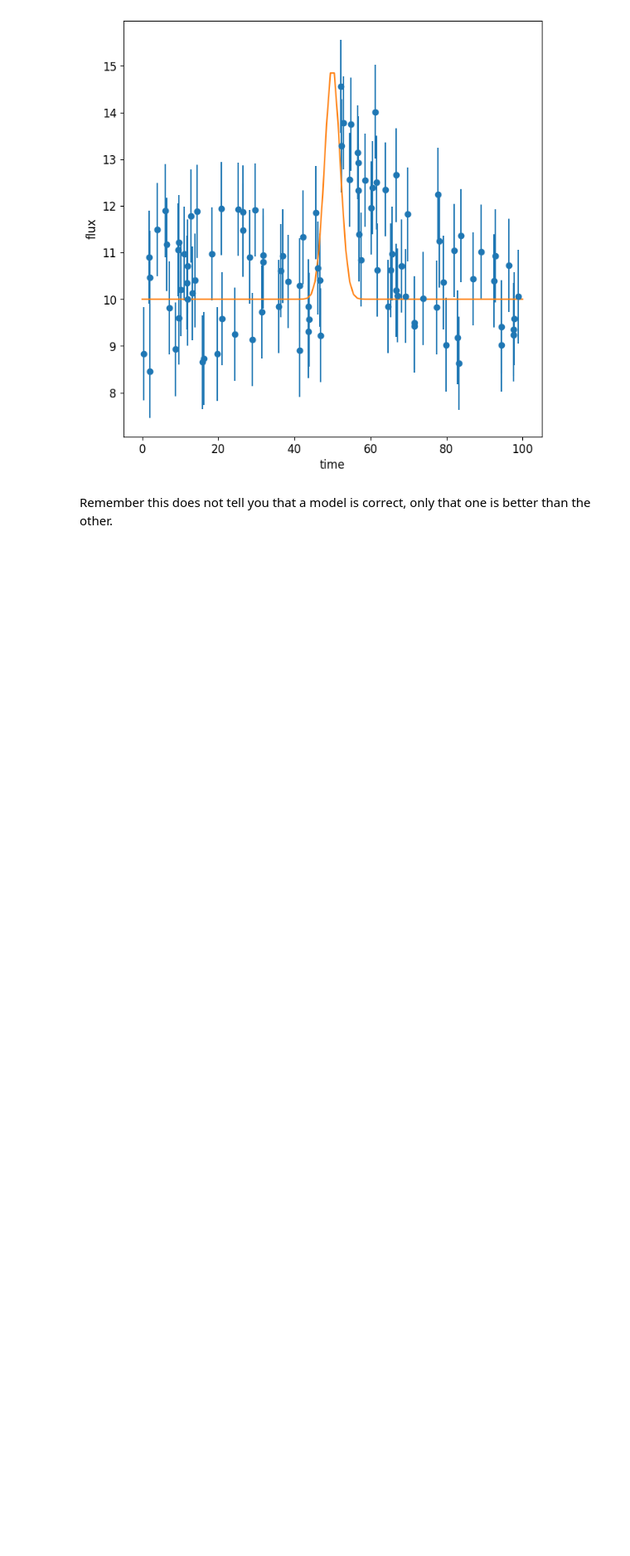
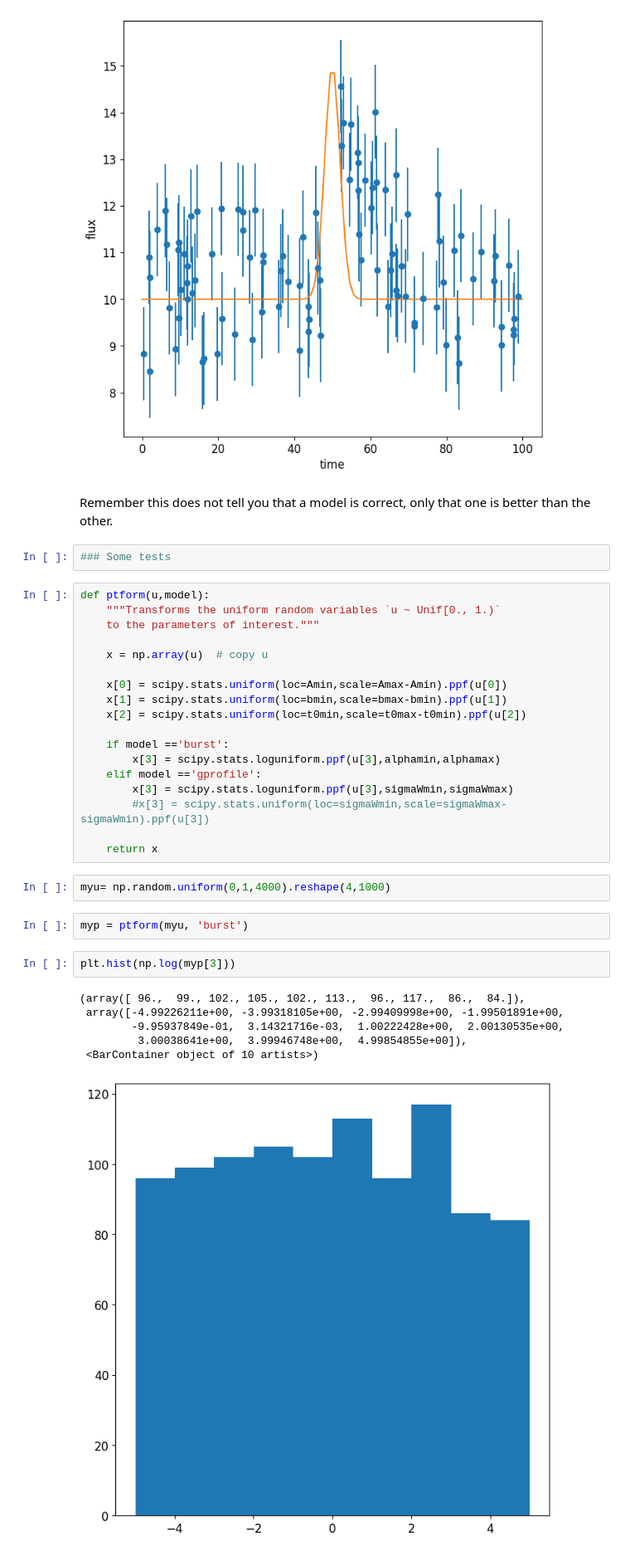
Before and after one commit to dgerosa/astrostatistics_bicocca_2024, a Jupyter notebook: solutions/S11_transient2.ipynb, the cells around one changed output. Shown at 83% size. Cells and saved outputs as stored; diff of their text form; blank space fills up the shorter version.

```diff
--- a/solutions/S11_transient2.ipynb
+++ b/solutions/S11_transient2.ipynb
@@ -205,3 +205,36 @@ plt.plot(tgrid,ygrid)
 [figure]
 # %% [markdown]
 Remember this does not tell you that a model is correct, only that one is better than the other.
+# %%
+### Some tests
+# %%
+def ptform(u,model):
+    """Transforms the uniform random variables `u ~ Unif[0., 1.)`
+    to the parameters of interest."""
+
+    x = np.array(u)  # copy u
+
+    x[0] = scipy.stats.uniform(loc=Amin,scale=Amax-Amin).ppf(u[0])
+    x[1] = scipy.stats.uniform(loc=bmin,scale=bmax-bmin).ppf(u[1])
+    x[2] = scipy.stats.uniform(loc=t0min,scale=t0max-t0min).ppf(u[2])
+
+    if model =='burst':
+        x[3] = scipy.stats.loguniform.ppf(u[3],alphamin,alphamax)
+    elif model =='gprofile':
+        x[3] = scipy.stats.loguniform.ppf(u[3],sigmaWmin,sigmaWmax)
+        #x[3] = scipy.stats.uniform(loc=sigmaWmin,scale=sigmaWmax-sigmaWmin).ppf(u[3])
+
+    return x
+# %%
+myu= np.random.uniform(0,1,4000).reshape(4,1000)
+# %%
+myp = ptform(myu, 'burst')
+# %%
+plt.hist(np.log(myp[3]))
+# %% [output]
+(array([ 96.,  99., 102., 105., 102., 113.,  96., 117.,  86.,  84.]),
+ array([-4.99226211e+00, -3.99318105e+00, -2.99409998e+00, -1.99501891e+00,
+        -9.95937849e-01,  3.14321716e-03,  1.00222428e+00,  2.00130535e+00,
+         3.00038641e+00,  3.99946748e+00,  4.99854855e+00]),
+ <BarContainer object of 10 artists>)
+[figure, added]
```
Also changed, not shown: parts of 14 cells of this notebook, 1 other file.
